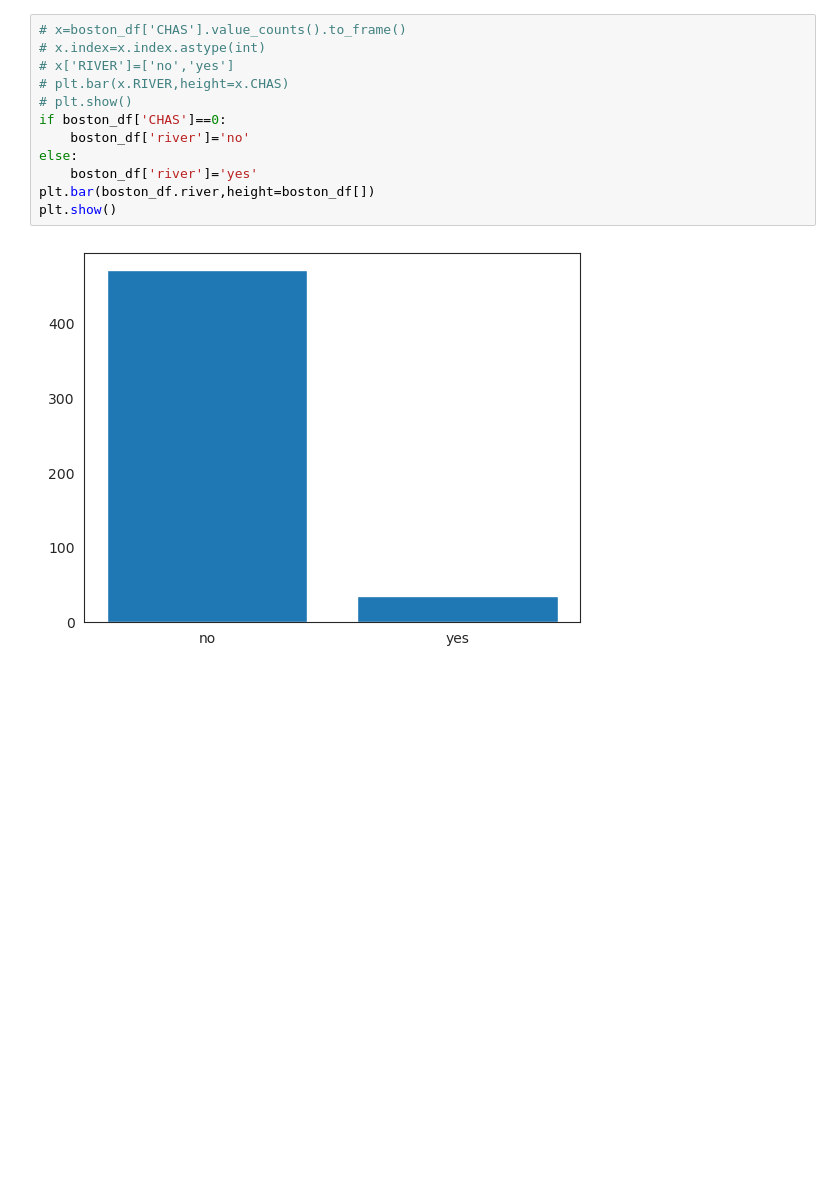
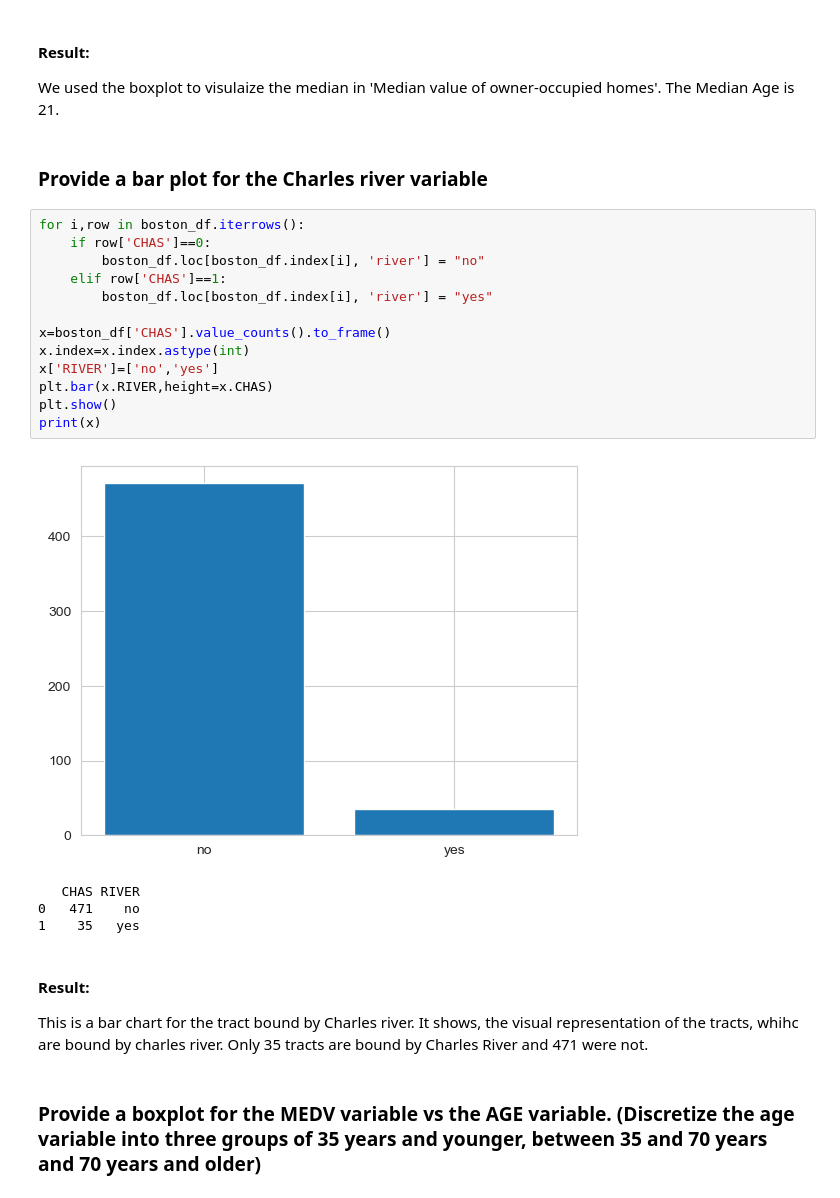
Before and after one commit to nilesh14k/Analysis-Boston-Housings, a Jupyter notebook: Statistics for Data Science Final.ipynb, the cells around one changed output. Cells and saved outputs as stored; diff of their text form; blank space fills up the shorter version.

```diff
--- a/Statistics for Data Science Final.ipynb
+++ b/Statistics for Data Science Final.ipynb
@@ -31,17 +21,31 @@ plt.show()
+# %% [markdown]
+#### Result:
+We used the boxplot to visulaize the median in 'Median value of owner-occupied homes'. The Median Age is 21.
+# %% [markdown]
+### Provide a  bar plot for the Charles river variable
 # %%
-# x=boston_df['CHAS'].value_counts().to_frame()
-# x.index=x.index.astype(int)
-# x['RIVER']=['no','yes']
-# plt.bar(x.RIVER,height=x.CHAS)
-# plt.show()
-if boston_df['CHAS']==0:
-    boston_df['river']='no'
-else:
-    boston_df['river']='yes'
-plt.bar(boston_df.river,height=boston_df[])
+for i,row in boston_df.iterrows():
+    if row['CHAS']==0:
+        boston_df.loc[boston_df.index[i], 'river'] = "no"
+    elif row['CHAS']==1:
+        boston_df.loc[boston_df.index[i], 'river'] = "yes"
+
+x=boston_df['CHAS'].value_counts().to_frame()
+x.index=x.index.astype(int)
+x['RIVER']=['no','yes']
+plt.bar(x.RIVER,height=x.CHAS)
 plt.show()
+print(x)
 # %% [output]
-[figure, old version]
+[figure, new version]
+   CHAS RIVER
+0   471    no
+1    35   yes
+# %% [markdown]
+#### Result:
+This is a bar chart for the tract bound by Charles river. It shows, the visual representation of the tracts, whihc are bound by charles river. Only 35 tracts are bound by Charles River and 471 were not.
+# %% [markdown]
+### Provide a boxplot for the MEDV variable vs the AGE variable. (Discretize the age variable into three groups of 35 years and younger, between 35 and 70 years and 70 years and older)
 # %%
 df1=boston_df[boston_df['AGE']<=35]
 df2=boston_df[(boston_df['AGE']>35) & (boston_df['AGE']<70)]
```
Also changed, not shown: parts of 27 cells of this notebook.
